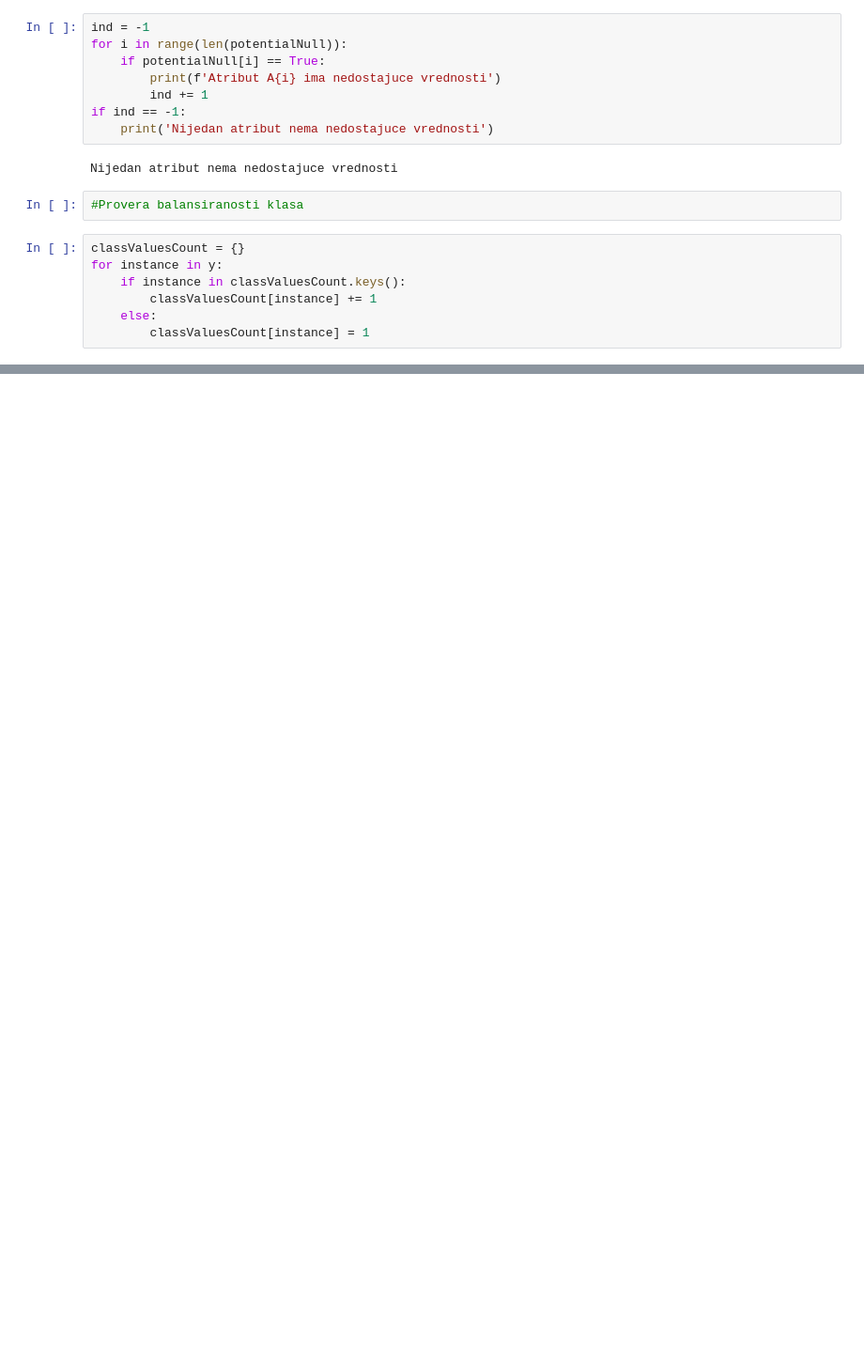
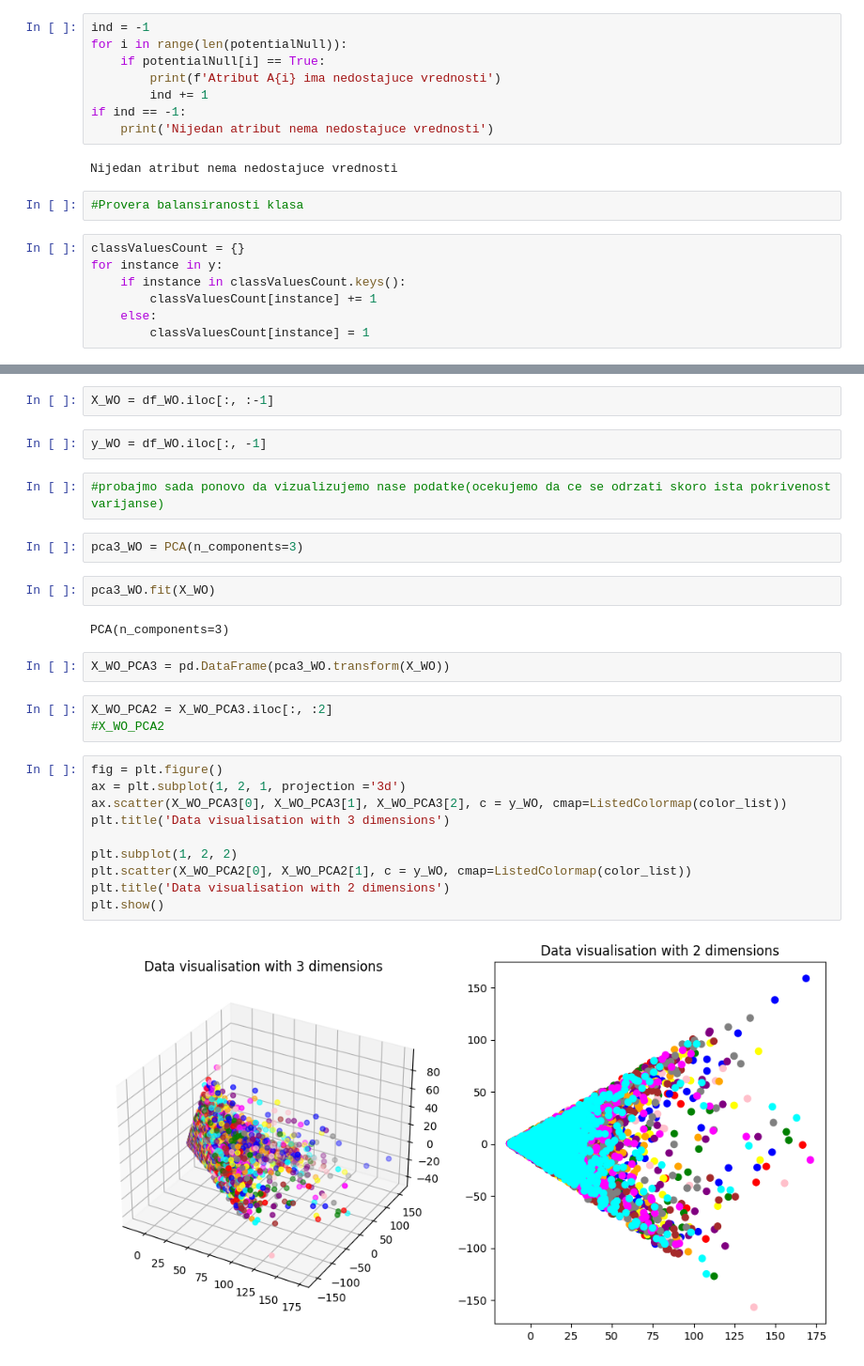
Before and after one commit to MATF-istrazivanje-podataka-1/2023_Data_Mining_Sensorless_drive_Dataset, a Jupyter notebook: exploratory_analysis/data analysis.ipynb, the cells around one changed output, grey strips where cells are left out. Shown: that part at 94% size. Drawn from its saved outputs; the diff is of its cells as text; blank space fills up the shorter version.

```diff
--- a/exploratory_analysis/data analysis.ipynb
+++ b/exploratory_analysis/data analysis.ipynb
@@ -115,0 +241,29 @@ plt.bar(x=y.unique(), height=classValuesCount.values(), tick_label=y.unique())
+# %%
+X_WO = df_WO.iloc[:, :-1]
+# %%
+y_WO = df_WO.iloc[:, -1]
+# %%
+#probajmo sada ponovo da vizualizujemo nase podatke(ocekujemo da ce se odrzati skoro ista pokrivenost varijanse)
+# %%
+pca3_WO = PCA(n_components=3)
+# %%
+pca3_WO.fit(X_WO)
+# %% [output]
+PCA(n_components=3)
+# %%
+X_WO_PCA3 = pd.DataFrame(pca3_WO.transform(X_WO))
+# %%
+X_WO_PCA2 = X_WO_PCA3.iloc[:, :2]
+#X_WO_PCA2
+# %%
+fig = plt.figure()
+ax = plt.subplot(1, 2, 1, projection ='3d')
+ax.scatter(X_WO_PCA3[0], X_WO_PCA3[1], X_WO_PCA3[2], c = y_WO, cmap=ListedColormap(color_list))
+plt.title('Data visualisation with 3 dimensions')
+
+plt.subplot(1, 2, 2)
+plt.scatter(X_WO_PCA2[0], X_WO_PCA2[1], c = y_WO, cmap=ListedColormap(color_list))
+plt.title('Data visualisation with 2 dimensions')
+plt.show()
+# %% [output]
+[figure, added]
```
Also changed, not shown: parts of 36 cells of this notebook.
